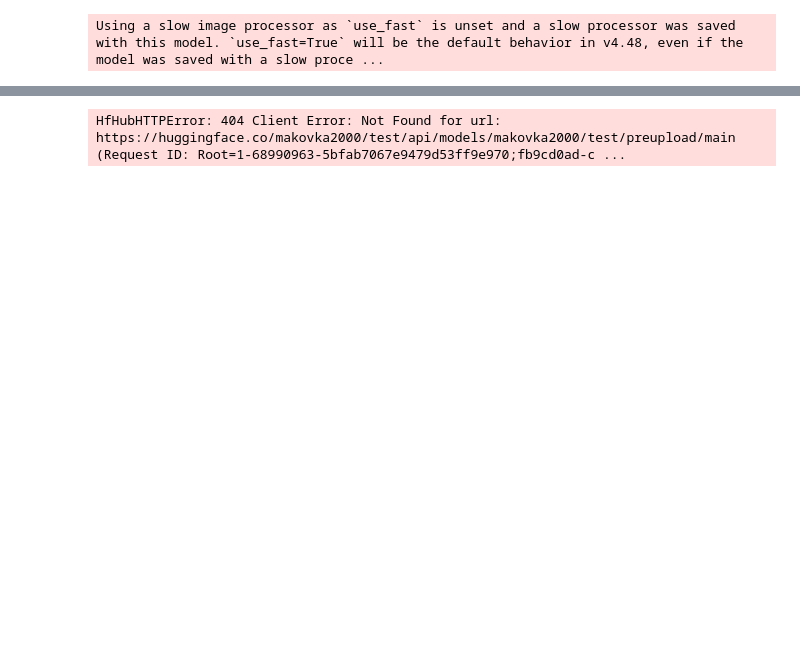
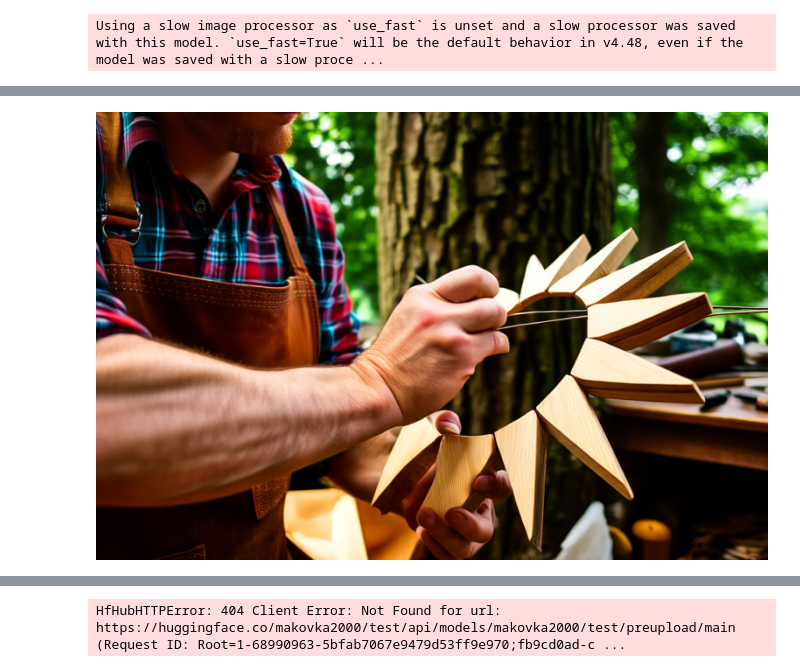
Before and after one commit to ai-forever/Kandinsky-5, a Jupyter notebook: inference_example.ipynb, the cells around one changed output, grey strips where cells are left out. Saved outputs shown, nothing was run; the diff lists cells and outputs as text; code cells hidden in the pictures; blank space fills up the shorter version.

```diff
--- a/inference_example.ipynb
+++ b/inference_example.ipynb
@@ -58,0 +49,5 @@ Video('./test1.mp4')
+# %%
+image = Image.open("./image.png")
+image
+# %% [output]
+[figure, added]
```
Also changed, not shown: parts of 19 cells of this notebook, 3 other files.
